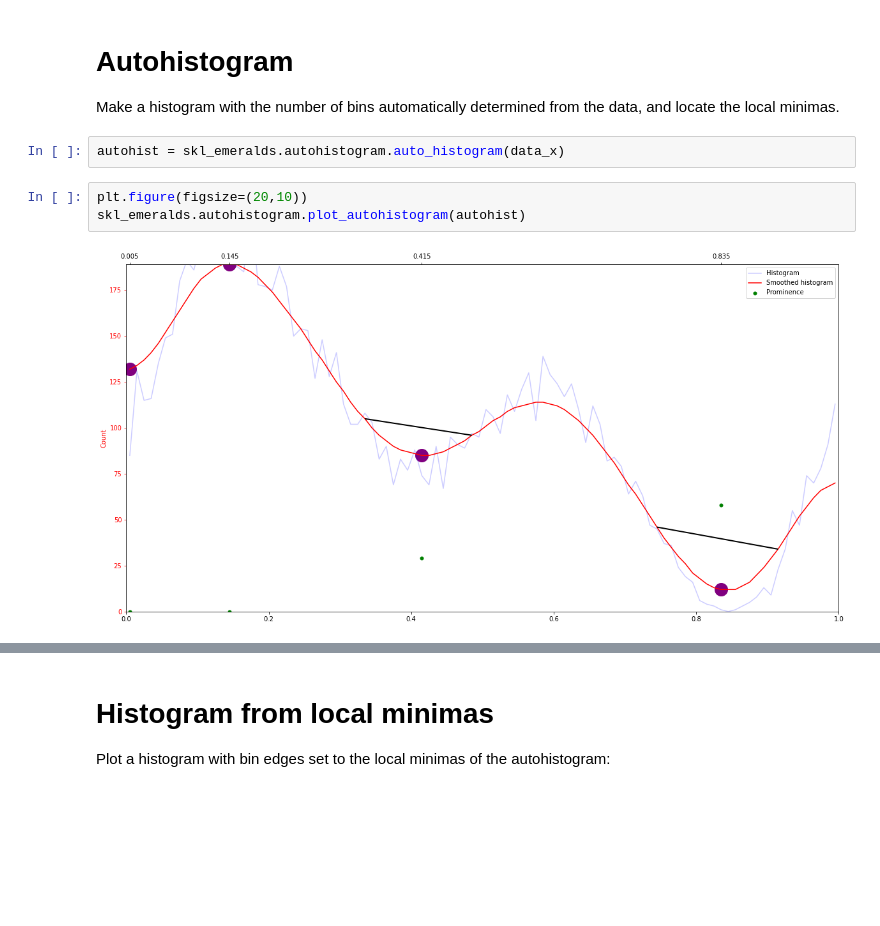
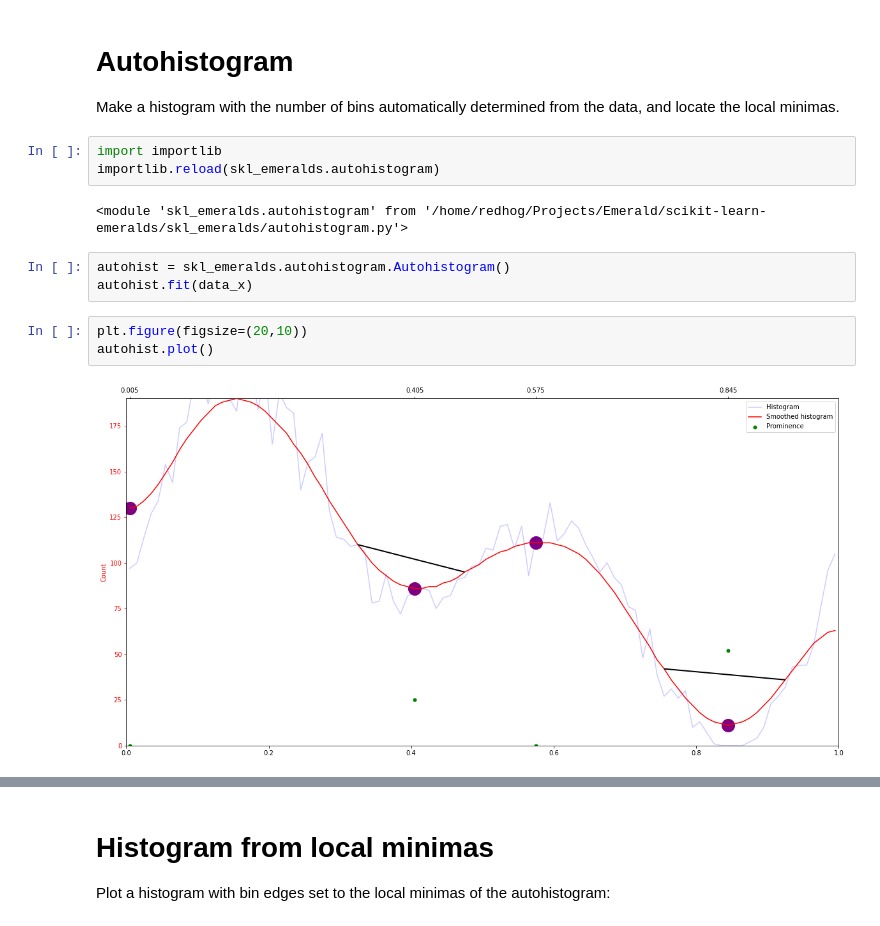
Before and after one commit to emerald-geomodelling/scikit-learn-emeralds, a Jupyter notebook: docs/Example usage autohist.ipynb, the cells around one changed output, grey strips where cells are left out. Saved outputs shown, nothing was run; the diff lists cells and outputs as text; blank space fills up the shorter version.

Commit message:
New scikit-learn classifier style api

```diff
--- a/docs/Example usage autohist.ipynb
+++ b/docs/Example usage autohist.ipynb
@@ -35,11 +33,17 @@ plt.show()
 # Autohistogram
 
 Make a histogram with the number of bins automatically determined from the data, and locate the local minimas.
+# %%
+import importlib
+importlib.reload(skl_emeralds.autohistogram)
+# %% [output]
+<module 'skl_emeralds.autohistogram' from '/home/redhog/Projects/Emerald/scikit-learn-emeralds/skl_emeralds/autohistogram.py'>
 # %%
-autohist = skl_emeralds.autohistogram.auto_histogram(data_x)
+autohist = skl_emeralds.autohistogram.Autohistogram()
+autohist.fit(data_x)
-# %%
-plt.figure(figsize=(20,10))
-skl_emeralds.autohistogram.plot_autohistogram(autohist)
-# %% [output]
-[figure, removed]
+# %%
+plt.figure(figsize=(20,10))
+autohist.plot()
+# %% [output]
+[figure, added]
 # %%
```
Also changed, not shown: parts of 8 cells of this notebook, 1 other file.
